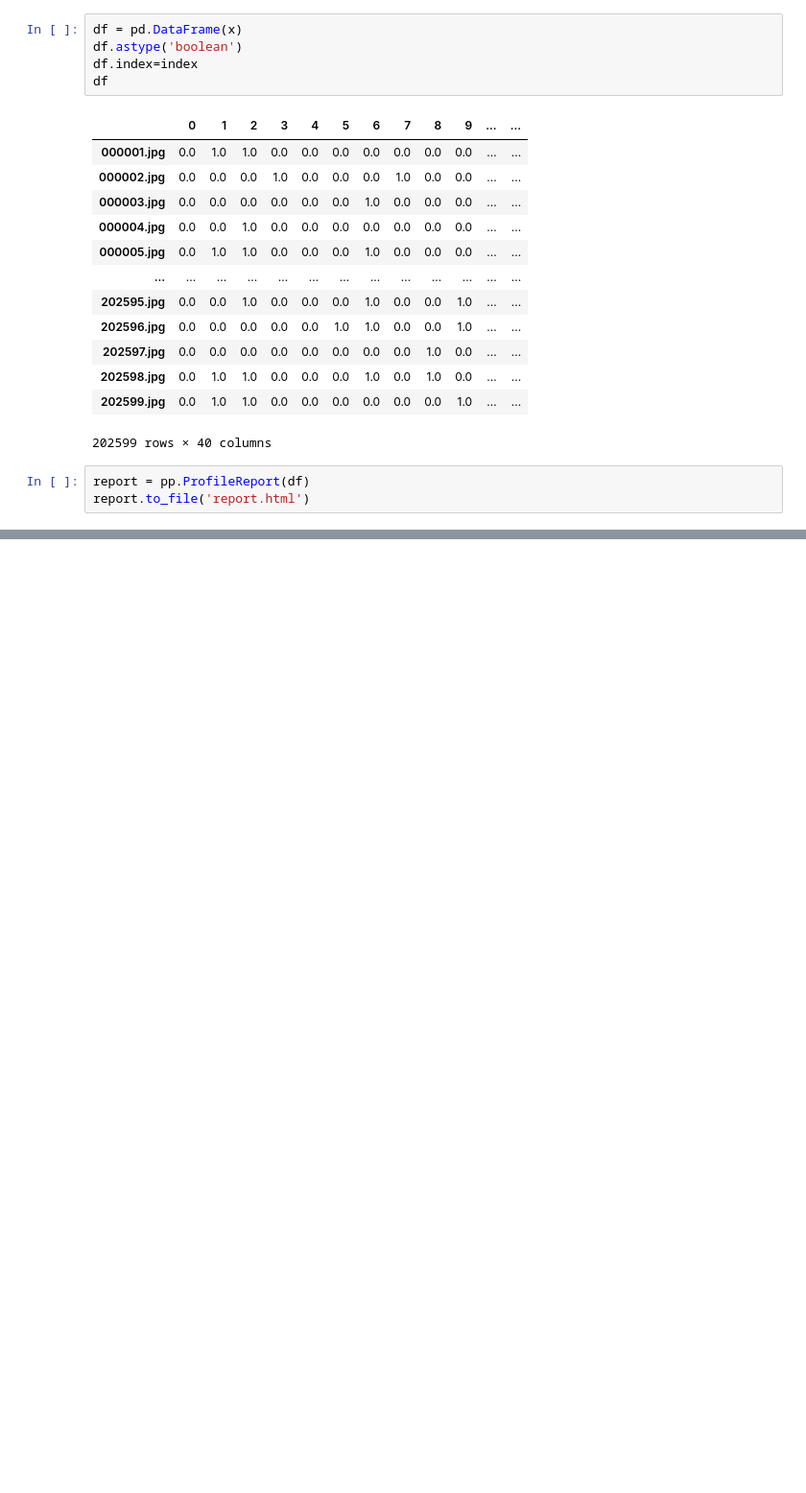
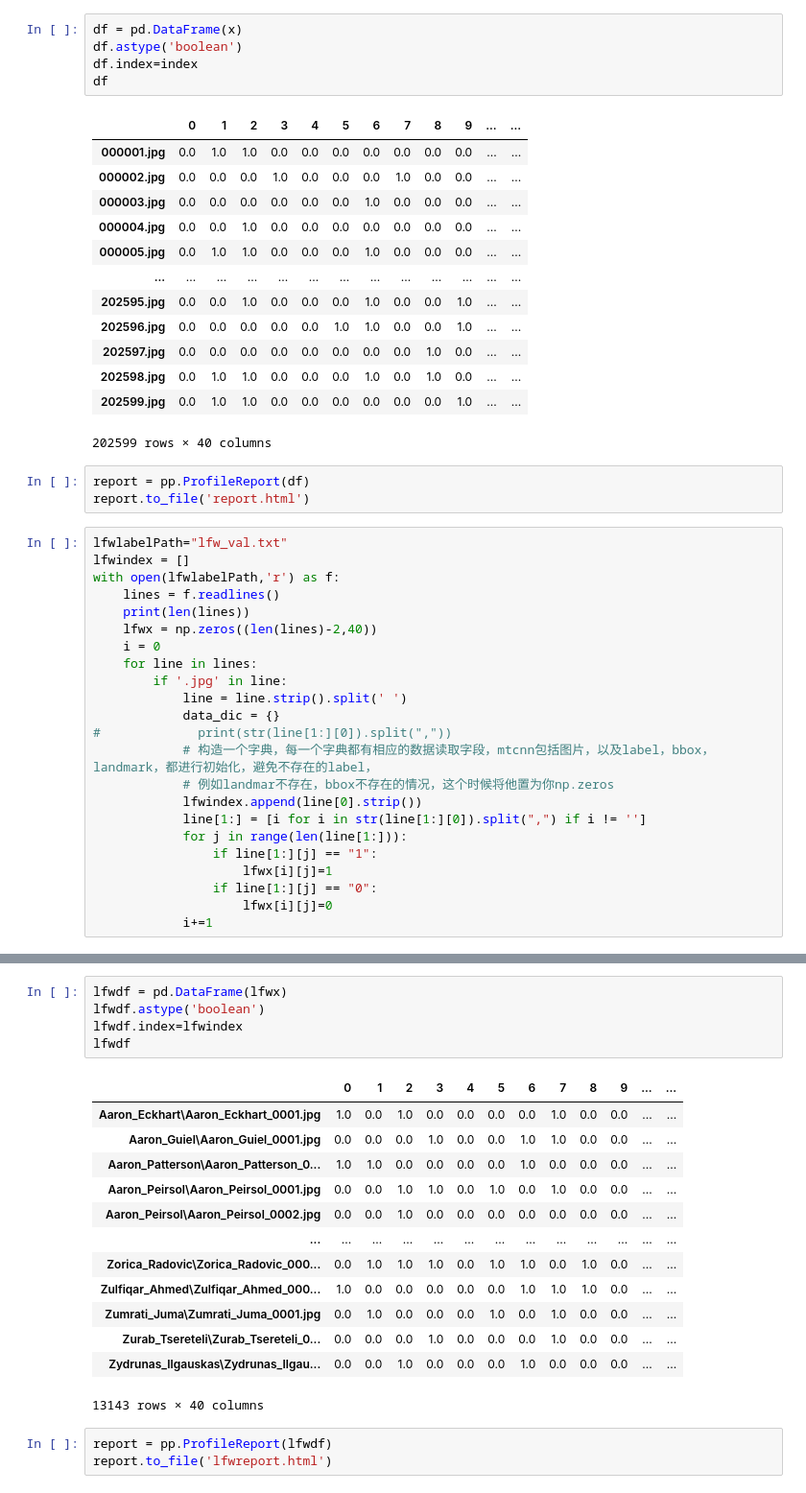
Before and after one commit to shwanliu/FANet, a Jupyter notebook: datasets/Anno/reportAboutdataset.ipynb, the cells around one changed output, grey strips where cells are left out. Shown: that part at 96% size. Drawn from its saved outputs; the diff is of its cells as text; blank space fills up the shorter version.

```diff
--- a/datasets/Anno/reportAboutdataset.ipynb
+++ b/datasets/Anno/reportAboutdataset.ipynb
@@ -57,3 +67,26 @@ df
 # %%
 report = pp.ProfileReport(df)
 report.to_file('report.html')
+# %%
+lfwlabelPath="lfw_val.txt"
+lfwindex = []
+with open(lfwlabelPath,'r') as f:
+    lines = f.readlines()
+    print(len(lines))
+    lfwx = np.zeros((len(lines)-2,40))
+    i = 0
+    for line in lines:
+        if '.jpg' in line:
+            line = line.strip().split(' ')
+            data_dic = {}
+#             print(str(line[1:][0]).split(","))
+            # 构造一个字典，每一个字典都有相应的数据读取字段，mtcnn包括图片，以及label，bbox，landmark，都进行初始化，避免不存在的label，
+            # 例如landmar不存在，bbox不存在的情况，这个时候将他置为你np.zeros
+            lfwindex.append(line[0].strip())
+            line[1:] = [i for i in str(line[1:][0]).split(",") if i != '']
+            for j in range(len(line[1:])):
+                if line[1:][j] == "1":
+                    lfwx[i][j]=1
+                if line[1:][j] == "0":
+                    lfwx[i][j]=0
+            i+=1
@@ -59,0 +105,22 @@ report.to_file('report.html')
+# %%
+lfwdf = pd.DataFrame(lfwx)
+lfwdf.astype('boolean')
+lfwdf.index=lfwindex
+lfwdf
+# %% [output]
+|  | 0 | 1 | 2 | 3 | 4 | 5 | 6 | 7 | 8 | 9 | ... | ... |
+| Aaron_Eckhart\Aaron_Eckhart_0001.jpg | 1.0 | 0.0 | 1.0 | 0.0 | 0.0 | 0.0 | 0.0 | 1.0 | 0.0 | 0.0 | ... | ... |
+| Aaron_Guiel\Aaron_Guiel_0001.jpg | 0.0 | 0.0 | 0.0 | 1.0 | 0.0 | 0.0 | 1.0 | 1.0 | 0.0 | 0.0 | ... | ... |
+| Aaron_Patterson\Aaron_Patterson_0... | 1.0 | 1.0 | 0.0 | 0.0 | 0.0 | 0.0 | 1.0 | 0.0 | 0.0 | 0.0 | ... | ... |
+| Aaron_Peirsol\Aaron_Peirsol_0001.jpg | 0.0 | 0.0 | 1.0 | 1.0 | 0.0 | 1.0 | 0.0 | 1.0 | 0.0 | 0.0 | ... | ... |
+| Aaron_Peirsol\Aaron_Peirsol_0002.jpg | 0.0 | 0.0 | 1.0 | 0.0 | 0.0 | 0.0 | 0.0 | 0.0 | 0.0 | 0.0 | ... | ... |
+| ... | ... | ... | ... | ... | ... | ... | ... | ... | ... | ... | ... | ... |
+| Zorica_Radovic\Zorica_Radovic_000... | 0.0 | 1.0 | 1.0 | 1.0 | 0.0 | 1.0 | 1.0 | 0.0 | 1.0 | 0.0 | ... | ... |
+| Zulfiqar_Ahmed\Zulfiqar_Ahmed_000... | 1.0 | 0.0 | 0.0 | 0.0 | 0.0 | 0.0 | 1.0 | 1.0 | 1.0 | 0.0 | ... | ... |
+| Zumrati_Juma\Zumrati_Juma_0001.jpg | 0.0 | 1.0 | 0.0 | 0.0 | 0.0 | 1.0 | 0.0 | 1.0 | 0.0 | 0.0 | ... | ... |
+| Zurab_Tsereteli\Zurab_Tsereteli_0... | 0.0 | 0.0 | 0.0 | 1.0 | 0.0 | 0.0 | 0.0 | 1.0 | 0.0 | 0.0 | ... | ... |
+| Zydrunas_Ilgauskas\Zydrunas_Ilgau... | 0.0 | 0.0 | 1.0 | 0.0 | 0.0 | 0.0 | 1.0 | 0.0 | 0.0 | 0.0 | ... | ... |
+13143 rows × 40 columns
+# %%
+report = pp.ProfileReport(lfwdf)
+report.to_file('lfwreport.html')
```
Also changed, not shown: parts of 3 cells of this notebook, 2 other files.
